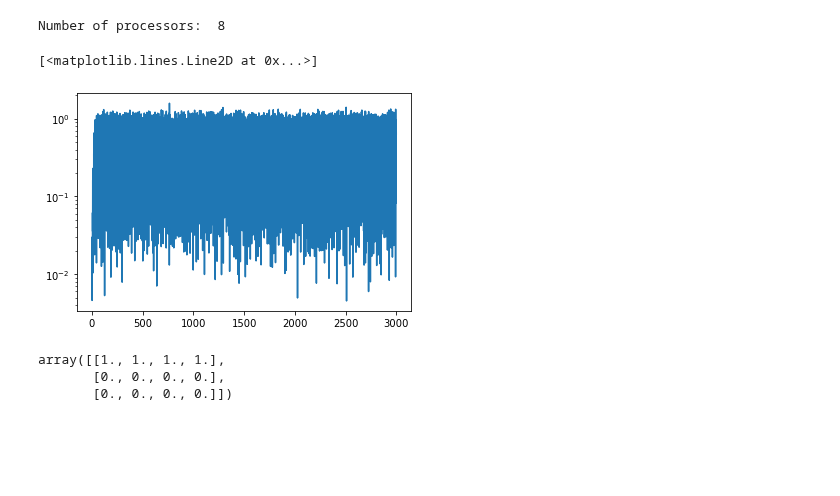
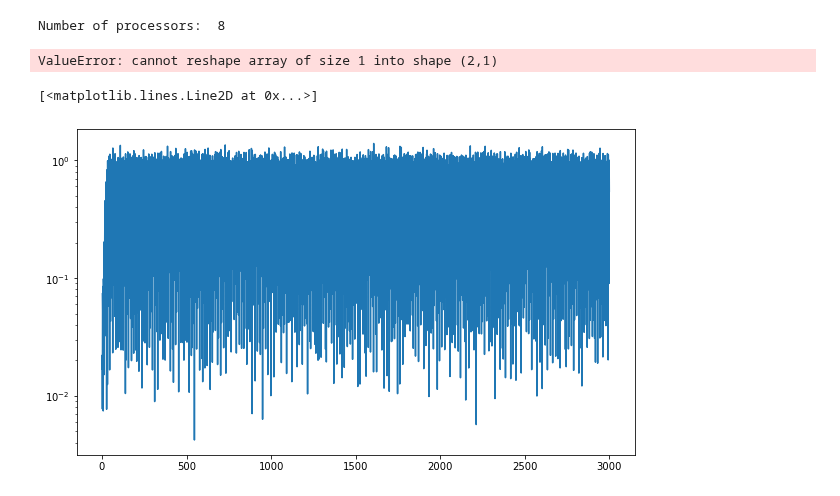
Before and after one commit to cjfelixx/machine-learning-graduate-research, a Jupyter notebook: FederatedLearing/federatedLearning.ipynb, the cells around one changed output. Saved outputs shown, nothing was run; the diff lists cells and outputs as text; code cells hidden in the pictures; blank space fills up the shorter version.

Commit message:
optimized kernel algorithms

```diff
--- a/FederatedLearing/federatedLearning.ipynb
+++ b/FederatedLearing/federatedLearning.ipynb
@@ -49,11 +42,11 @@ threshold = 0.5
 # %%
-# Data prepocessing for K clients
-edges_u = []
-edges_d = []
-edges_d_true = []
-for k in range(K):
-    u,d,d_true = generate_data(num_data)
+# # Data prepocessing for K clients
+# edges_u = []
+# edges_d = []
+# edges_d_true = []
+# for k in range(K):
+#     u,d,d_true = generate_data(num_data)
 
-    edges_u.append(np.array(u))
-    edges_d.append(np.array(d))
-    edges_d_true.append(np.array(d_true))
+#     edges_u.append(np.array(u))
+#     edges_d.append(np.array(d))
+#     edges_d_true.append(np.array(d_true))
@@ -63,55 +64,60 @@ for k in range(K):
 l = 50 # l updates for synchronous
 c =  np.ones(K).reshape(K,1)/K # edge weighting, for now, lets try that all data is being received synchronously
 D = 100 # Dictionary size
-A = 0 # 1 if asynchronous
 
+iteration = 6000
 y = np.zeros(K)
 alpha = np.zeros((D,1))
 alphas = np.zeros((K,D))
 
 final_mse = []
-l_idx = 0
 err = np.array([])
-# nmse = lambda D_n, Phi_n: np.sum((D_n - Phi_n)**2)
-for i in tqdm(range(0,num_data)):
-    y_hat = np.zeros(K)
+mse=0
+
+# Process data and kernel
+u,d,d_true = generate_data(num_data)
+sigma = 1/np.sqrt(2*kernel_params.sigma)
+W = (1/sigma) * np.random.normal(loc=0, scale=sigma, size=(2,D))
+b = np.random.uniform(0,2*np.pi,D).reshape(D,1)
+h = np.sqrt(2/D) * np.cos(W.T @ u.T + b)
+for n in tqdm(range(iteration)):
 
     # Local updates
-    for k in range(K):
-        u_k = edges_u[k][i:i+1]
-        d_k = edges_d[k][i:i+1]
-        d_true_k = edges_d_true[k][i:i+1]
-        if l_idx == 0:
-            err,alpha_k,delta = KLMS_RFF(u_k,d_true_k,kernel,step_size,D,alpha_0=alpha)
-        else:
-            err,alpha_k,delta = KLMS_RFF(u_k,d_true_k,kernel,step_size,D,alpha_0=alphas[k])
-        alphas[k] = alpha_k[0]
+    i = np.random.choice(range(num_data))
+    edge = np.random.choice(range(K))
 
-        mse += ((np.array(d_true_k) - np.array(d_k) + err)**2)/K
+    u_k = u[i]
+    d_k = d[i]
+    d_true_k = d_true[i]
 
-        l_idx+=1
-        if l_idx == l:
-            break
+    if l_idx == 0:
+        err,h,alpha_k = KLMS_RFF(u_k,d_true_k,kernel,step_size,D,alpha_0=alpha)
+    else:
+        err,h,alpha_k = KLMS_RFF(u_k,d_true_k,kernel,step_size,D,alpha_0=alphas[k])
+    alphas[k] = alpha_k[0]
+
+    mse += ((np.array(d_true_k) - np.array(d_k) + err)**2)/K
+
     final_mse.append(mse[0])
     mse = 0
-    if l_idx == l:
+    if n % l == 0:
 
         # Global update
 #         y = A * y + (c @ y_hat.T)
-        alpha = (A * alpha) + (alphas.T @ c)
+        alpha = (alphas.T @ c)
         l_idx = 0
+# %% [output]
+ValueError: cannot reshape array of size 1 into shape (2,1)
 # %%
+plt.figure(figsize=(10, 6))
 plt.semilogy(range(len(final_mse)),final_mse)
 # %% [output]
 [<matplotlib.lines.Line2D at 0x...>]
-[figure, old version]
+[figure, new version]
 # %%
 # Federated learning: Asynchronous updating rule
 # %%
-a= np.zeros((3,4))
-a[0] = np.array([1,1,1,1])
-a
+sigma = 1/np.sqrt(2*kernel.sigma)
+W = (1/sigma) * np.random.normal(loc=0, scale=sigma, size=(2,D))
+b = np.random.uniform(0,2*np.pi,D).reshape(D,1)
+h = np.sqrt(2/D) * np.cos(W.T @ u.T + b)
-# %% [output]
-array([[1., 1., 1., 1.],
-       [0., 0., 0., 0.],
-       [0., 0., 0., 0.]])
```
Also changed, not shown: parts of 8 cells of this notebook, 7 other files.
